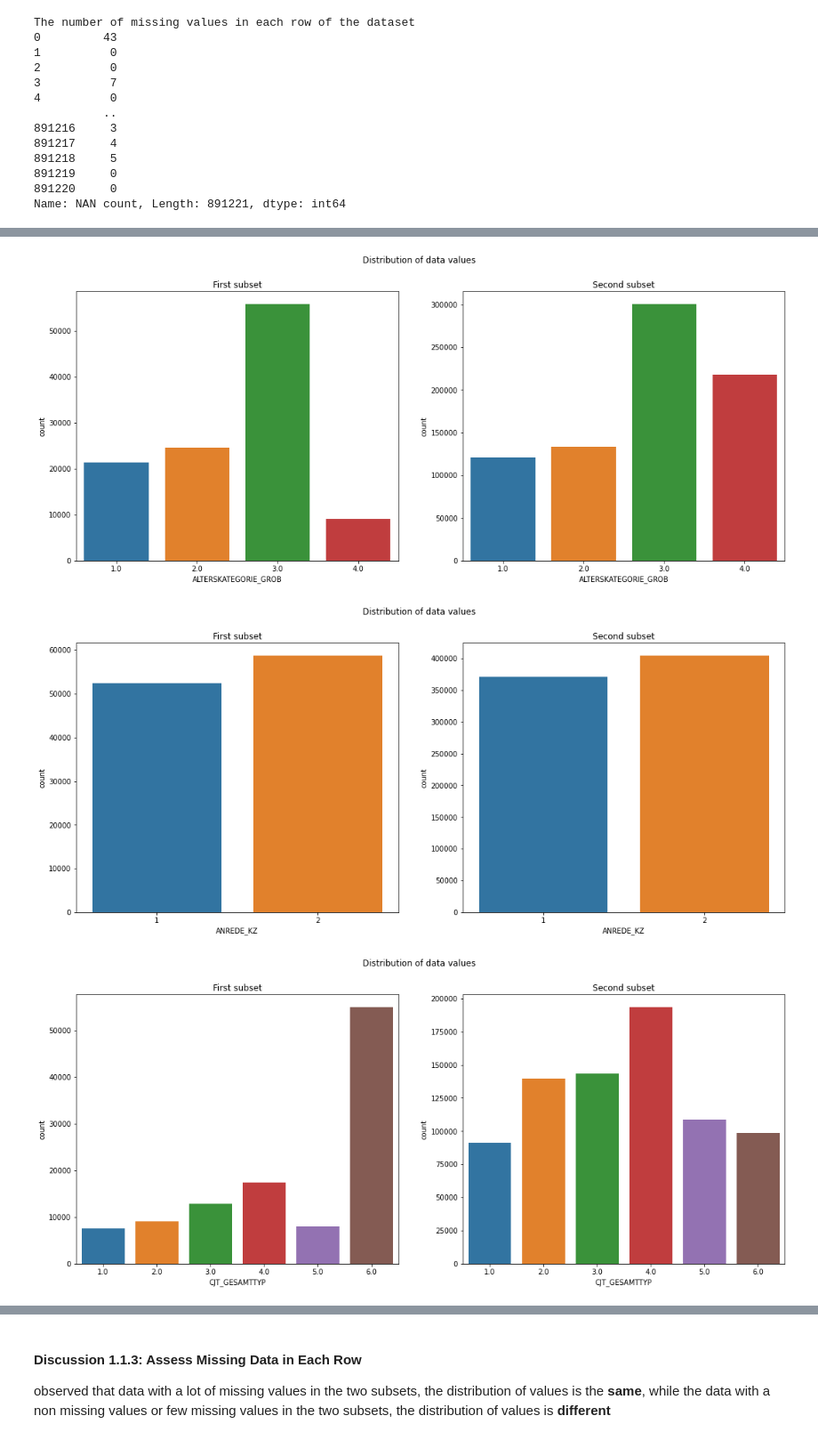
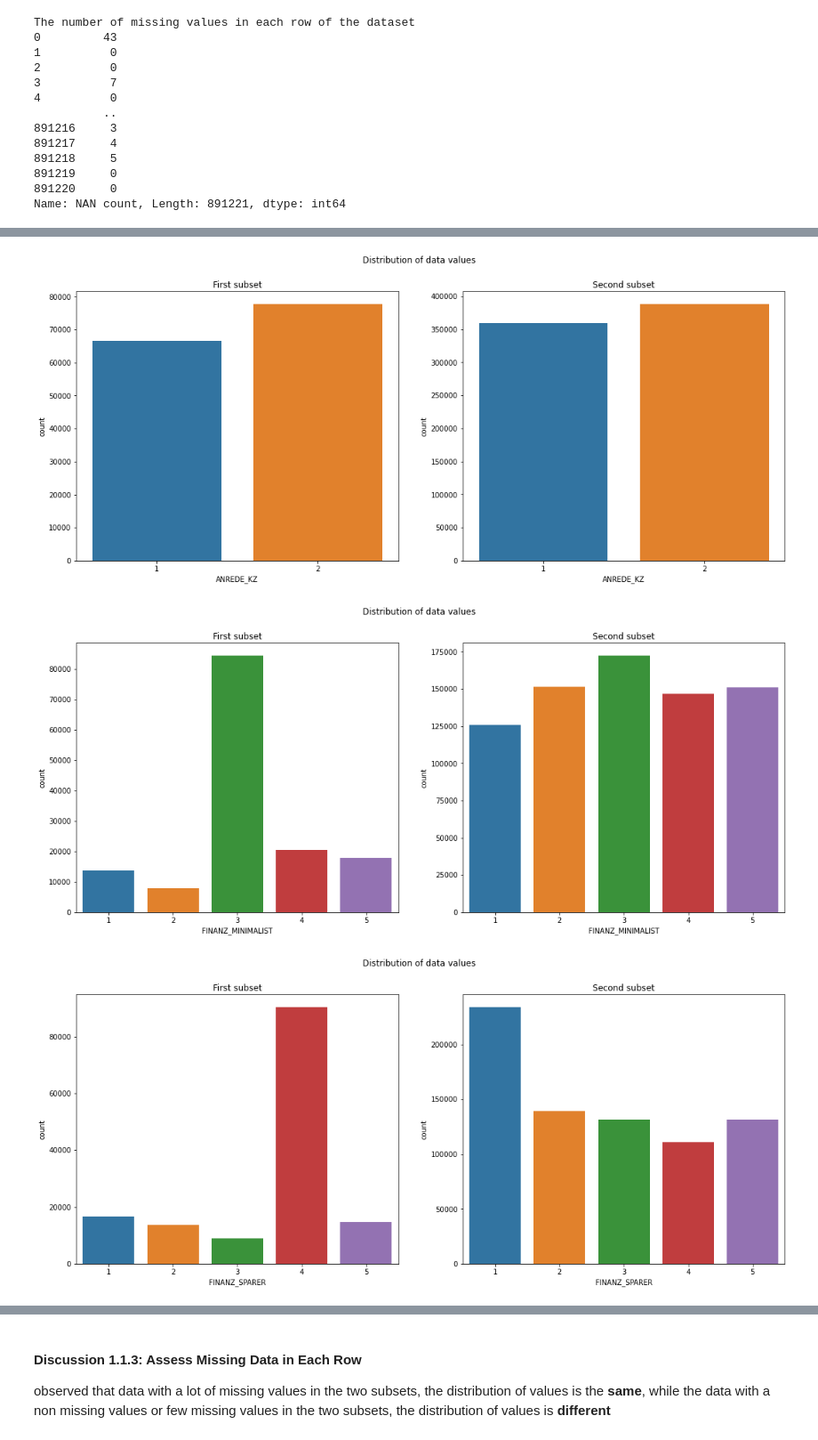
Before and after one commit to mahmodKhaled/Identify-Customer-Segments, a Jupyter notebook: Identify_Customer_Segments.ipynb, the cells around one changed output, grey strips where cells are left out. Shown at 89% size. Drawn from its saved outputs; the diff is of its cells as text; code cells hidden in the pictures.

Commit message:
edit the way to divide the data, and recalculate the number of features for each data type

```diff
--- a/Identify_Customer_Segments.ipynb
+++ b/Identify_Customer_Segments.ipynb
@@ -245,14 +245,14 @@ Text(0.5, 0, 'Proportion of Missing Values')
 [figure]
 # %%
 # remove outliers columns
-Q1 = np.quantile(proportion_missing_values, 0.25)
-Q3 = np.quantile(proportion_missing_values, 0.75)
-IQR = Q3 - Q1
-lower_bound = Q1 - (1.5 * IQR)
-upper_bound = Q3 + (1.5 * IQR)
+Q1_col = np.quantile(proportion_missing_values, 0.25)
+Q3_col = np.quantile(proportion_missing_values, 0.75)
+IQR_col = Q3_col - Q1_col
+lower_bound_col = Q1_col - (1.5 * IQR_col)
+upper_bound_col = Q3_col + (1.5 * IQR_col)
 removed_columns = []
 for col , proportion in zip(proportion_missing_values.index , proportion_missing_values):
-    if proportion >= upper_bound or proportion <= lower_bound: removed_columns.append(col)
+    if proportion >= upper_bound_col or proportion <= lower_bound_col: removed_columns.append(col)
 print('Removed Columns are:', removed_columns)
 azdias_dropped_columns = azdias.drop(removed_columns,axis=1)
 # %% [output]
@@ -301,24 +309,28 @@ Name: NAN count, Length: 891221, dtype: int64
 # %%
 # Write code to divide the data into two subsets based on the number of missing
 # values in each row.
-first_subset = azdias_dropped_columns[azdias_dropped_columns["NAN count"] > 10]
-second_subset = azdias_dropped_columns[azdias_dropped_columns["NAN count"] < 10]
+Q1_row = np.quantile(azdias_dropped_columns["NAN count"], 0.25)
+Q3_row = np.quantile(azdias_dropped_columns["NAN count"], 0.75)
+IQR_row = Q3_row - Q1_row
+upper_bound_row = np.ceil(Q3_row + (1.5 * IQR_row))
+first_subset = azdias_dropped_columns.loc[azdias_dropped_columns["NAN count"] >= upper_bound_row]
+second_subset = azdias_dropped_columns.loc[azdias_dropped_columns["NAN count"] < upper_bound_row]
 # %%
 # Compare the distribution of values for at least five columns where there are
 # no or few missing values, between the two subsets.
 def countplot(column_name):
     figure , ax = plt.subplots(1,2)
     figure.suptitle("Distribution of data values")
     figure.set_figheight(7)
     figure.set_figwidth(18)
-    sns.countplot(x=first_subset[column_name],ax=ax[0])
+    sns.countplot(x=column_name, data=first_subset, ax=ax[0])
     ax[0].set_title("First subset")
-    sns.countplot(x=second_subset[column_name],ax=ax[1])
+    sns.countplot(x=column_name, data=second_subset, ax=ax[1])
     ax[1].set_title("Second subset")
-columns_names = ["ALTERSKATEGORIE_GROB","ANREDE_KZ","CJT_GESAMTTYP","FINANZ_MINIMALIST","SOHO_KZ","LP_LEBENSPHASE_FEIN"]
+columns_names = [col for col, value in zip(proportion_missing_values.index, proportion_missing_values) if value == 0]
 for col in columns_names:
     countplot(col)
 # %% [output]
-[figure, old version]
+[figure, new version]
-[figure, old version]
+[figure, new version]
-[figure, old version]
+[figure, new version]
```
Also changed, not shown: parts of 5 cells of this notebook.
